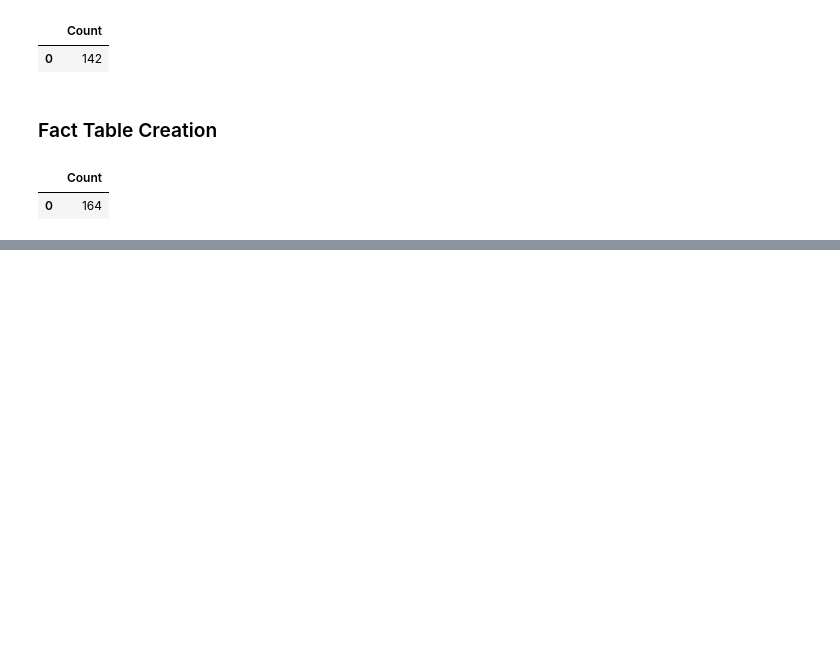
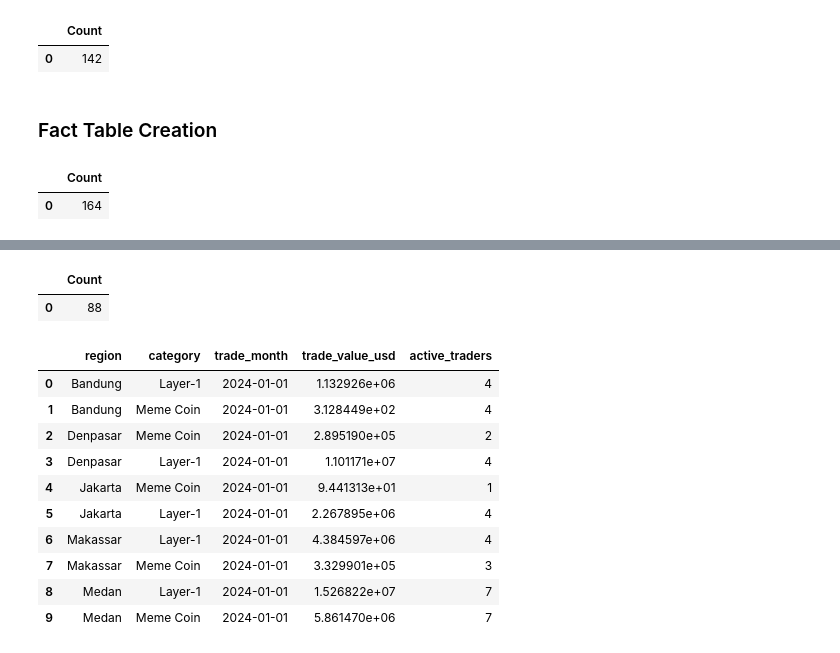
Before and after one commit to nivanrs/cryptocurrency_exchange, a Jupyter notebook: notebook/dev/process_dev.ipynb, the cells around one changed output, grey strips where cells are left out. Saved outputs shown, nothing was run; the diff lists cells and outputs as text; code cells hidden in the pictures; blank space fills up the shorter version.

```diff
--- a/notebook/dev/process_dev.ipynb
+++ b/notebook/dev/process_dev.ipynb
@@ -430,0 +718,32 @@ WHERE status = 'SUCCESS';
+# %%
+%%sql
+DROP TABLE IF EXISTS mart_region_category;
+CREATE TABLE mart_region_category AS
+SELECT
+    u.region,
+    tk.category,
+    DATE_TRUNC('month', t.trade_date) AS trade_month,
+    SUM(t.trade_value_usd) AS trade_value_usd,
+    COUNT(DISTINCT t.user_id) AS active_traders
+FROM fact_trades t
+LEFT JOIN dim_users u USING (user_id)
+LEFT JOIN dim_tokens tk USING (token_id)
+GROUP BY 1,2,3;
+# %% [output]
+|  | Count |
+| 0 | 88 |
+# %%
+%%sql
+SELECT * FROM mart_region_category ORDER BY trade_month, region LIMIT 10;
+# %% [output]
+|  | region | category | trade_month | trade_value_usd | active_traders |
+| 0 | Bandung | Layer-1 | 2024-01-01 | 1.132926e+06 | 4 |
+| 1 | Bandung | Meme Coin | 2024-01-01 | 3.128449e+02 | 4 |
+| 2 | Denpasar | Meme Coin | 2024-01-01 | 2.895190e+05 | 2 |
+| 3 | Denpasar | Layer-1 | 2024-01-01 | 1.101171e+07 | 4 |
+| 4 | Jakarta | Meme Coin | 2024-01-01 | 9.441313e+01 | 1 |
+| 5 | Jakarta | Layer-1 | 2024-01-01 | 2.267895e+06 | 4 |
+| 6 | Makassar | Layer-1 | 2024-01-01 | 4.384597e+06 | 4 |
+| 7 | Makassar | Meme Coin | 2024-01-01 | 3.329901e+05 | 3 |
+| 8 | Medan | Layer-1 | 2024-01-01 | 1.526822e+07 | 7 |
+| 9 | Medan | Meme Coin | 2024-01-01 | 5.861470e+06 | 7 |
```
Also changed, not shown: parts of 39 cells of this notebook, 11 other files.
